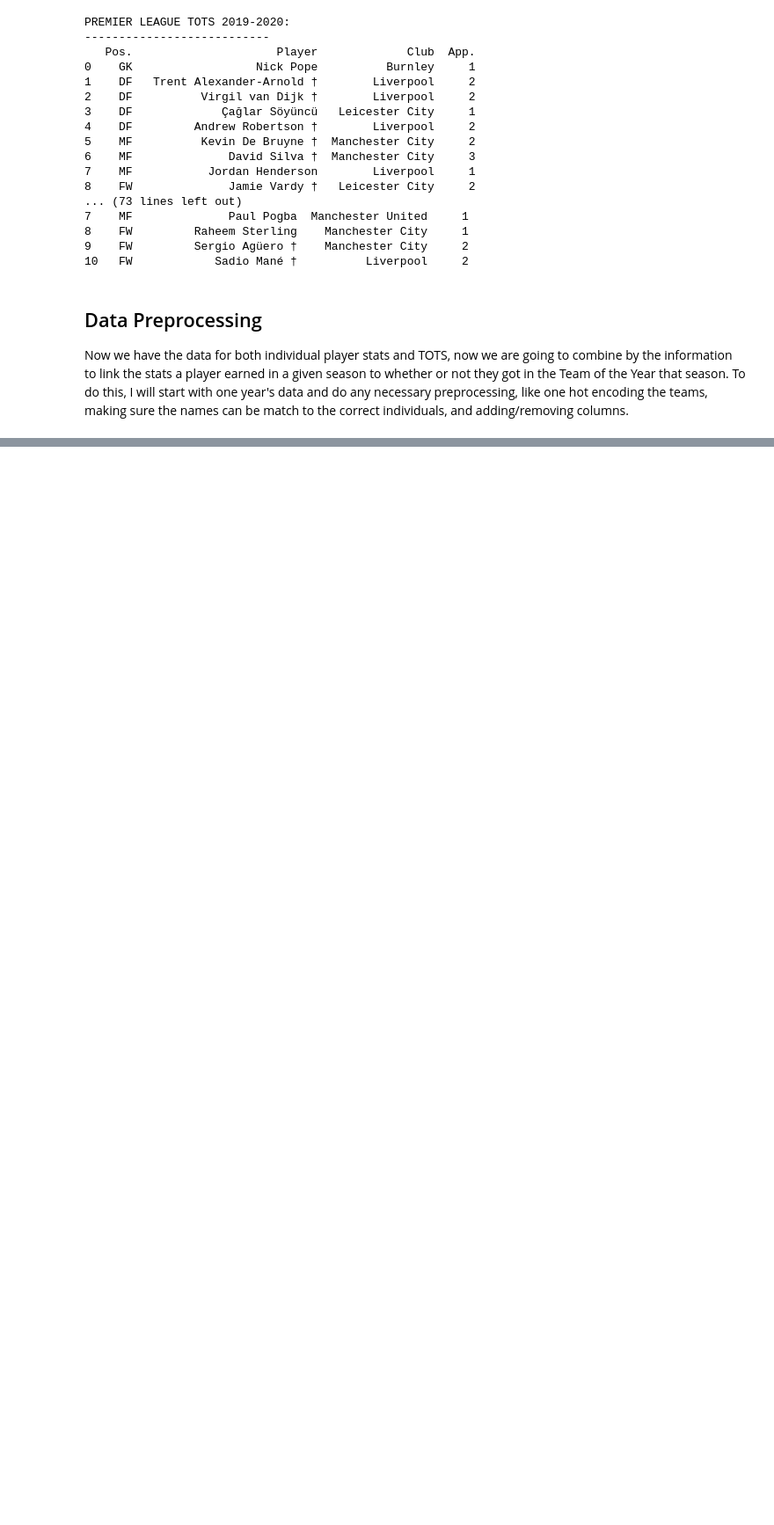
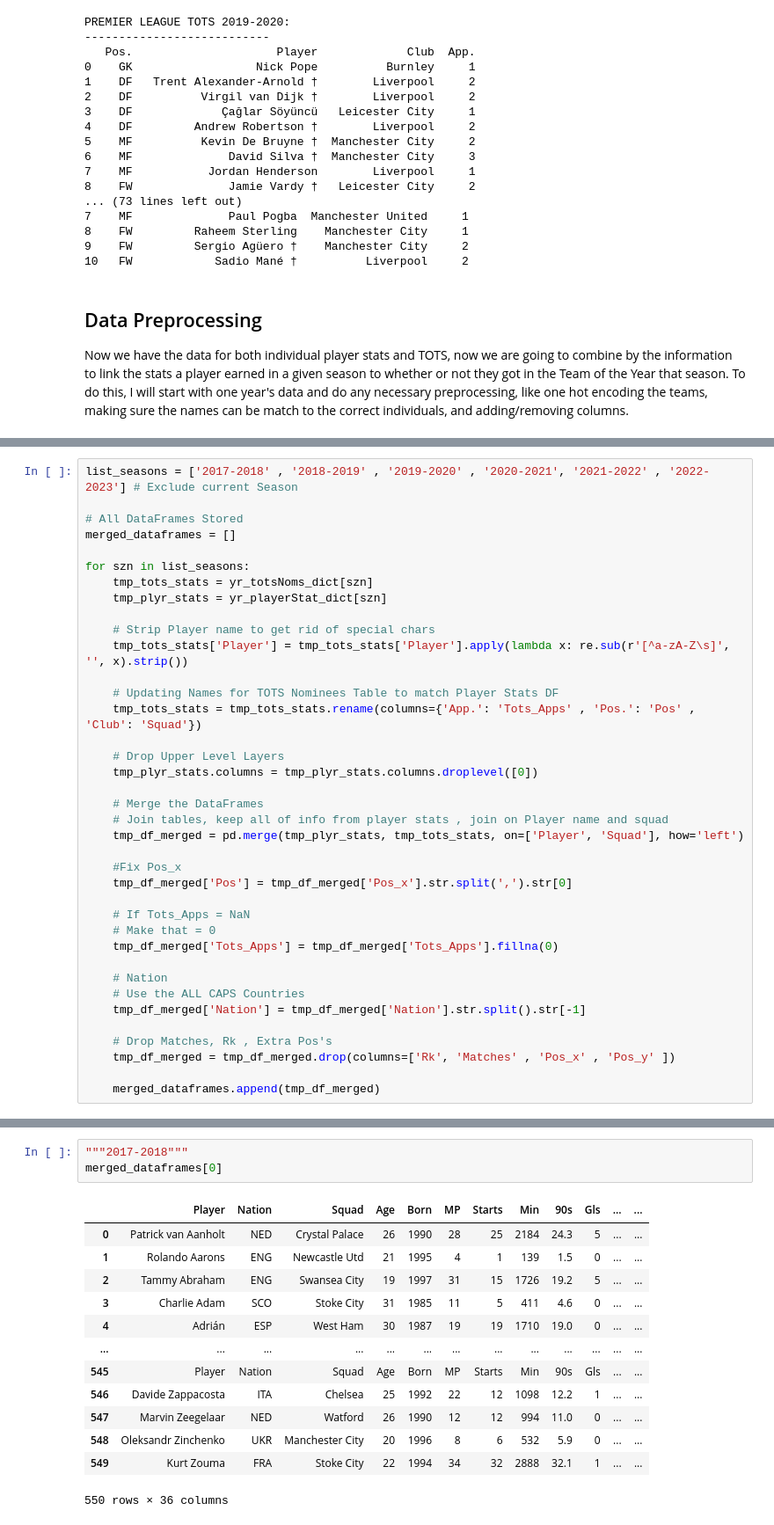
Before and after one commit to Marcos-Zertuche/PL-Player-Forecast, a Jupyter notebook: Practice/WebScrape.ipynb, the cells around one changed output, grey strips where cells are left out. Shown: that part at 88% size. Saved outputs shown, nothing was run; the diff lists cells and outputs as text; blank space fills up the shorter version.

Commit message:
Data frames meger into list of DFs, need to start data preprocessing

```diff
--- a/Practice/WebScrape.ipynb
+++ b/Practice/WebScrape.ipynb
@@ -320,0 +311,38 @@ merged_df_2022_2023
+# %%
+list_seasons = ['2017-2018' , '2018-2019' , '2019-2020' , '2020-2021', '2021-2022' , '2022-2023'] # Exclude current Season
+
+# All DataFrames Stored
+merged_dataframes = []
+
+for szn in list_seasons:
+    tmp_tots_stats = yr_totsNoms_dict[szn]
+    tmp_plyr_stats = yr_playerStat_dict[szn]
+
+    # Strip Player name to get rid of special chars
+    tmp_tots_stats['Player'] = tmp_tots_stats['Player'].apply(lambda x: re.sub(r'[^a-zA-Z\s]', '', x).strip())
+
+    # Updating Names for TOTS Nominees Table to match Player Stats DF
+    tmp_tots_stats = tmp_tots_stats.rename(columns={'App.': 'Tots_Apps' , 'Pos.': 'Pos' , 'Club': 'Squad'})
+
+    # Drop Upper Level Layers
+    tmp_plyr_stats.columns = tmp_plyr_stats.columns.droplevel([0])
+
+    # Merge the DataFrames
+    # Join tables, keep all of info from player stats , join on Player name and squad
+    tmp_df_merged = pd.merge(tmp_plyr_stats, tmp_tots_stats, on=['Player', 'Squad'], how='left')
+
+    #Fix Pos_x
+    tmp_df_merged['Pos'] = tmp_df_merged['Pos_x'].str.split(',').str[0]
+
+    # If Tots_Apps = NaN
+    # Make that = 0
+    tmp_df_merged['Tots_Apps'] = tmp_df_merged['Tots_Apps'].fillna(0)
+
+    # Nation
+    # Use the ALL CAPS Countries
+    tmp_df_merged['Nation'] = tmp_df_merged['Nation'].str.split().str[-1]
+
+    # Drop Matches, Rk , Extra Pos's
+    tmp_df_merged = tmp_df_merged.drop(columns=['Rk', 'Matches' , 'Pos_x' , 'Pos_y' ])
+
+    merged_dataframes.append(tmp_df_merged)
@@ -320,0 +355,17 @@ merged_df_2022_2023
+# %%
+"""2017-2018"""
+merged_dataframes[0]
+# %% [output]
+|  | Player | Nation | Squad | Age | Born | MP | Starts | Min | 90s | Gls | ... | ... |
+| 0 | Patrick van Aanholt | NED | Crystal Palace | 26 | 1990 | 28 | 25 | 2184 | 24.3 | 5 | ... | ... |
+| 1 | Rolando Aarons | ENG | Newcastle Utd | 21 | 1995 | 4 | 1 | 139 | 1.5 | 0 | ... | ... |
+| 2 | Tammy Abraham | ENG | Swansea City | 19 | 1997 | 31 | 15 | 1726 | 19.2 | 5 | ... | ... |
+| 3 | Charlie Adam | SCO | Stoke City | 31 | 1985 | 11 | 5 | 411 | 4.6 | 0 | ... | ... |
+| 4 | Adrián | ESP | West Ham | 30 | 1987 | 19 | 19 | 1710 | 19.0 | 0 | ... | ... |
+| ... | ... | ... | ... | ... | ... | ... | ... | ... | ... | ... | ... | ... |
+| 545 | Player | Nation | Squad | Age | Born | MP | Starts | Min | 90s | Gls | ... | ... |
+| 546 | Davide Zappacosta | ITA | Chelsea | 25 | 1992 | 22 | 12 | 1098 | 12.2 | 1 | ... | ... |
+| 547 | Marvin Zeegelaar | NED | Watford | 26 | 1990 | 12 | 12 | 994 | 11.0 | 0 | ... | ... |
+| 548 | Oleksandr Zinchenko | UKR | Manchester City | 20 | 1996 | 8 | 6 | 532 | 5.9 | 0 | ... | ... |
+| 549 | Kurt Zouma | FRA | Stoke City | 22 | 1994 | 34 | 32 | 2888 | 32.1 | 1 | ... | ... |
+550 rows × 36 columns
```
Also changed, not shown: parts of 6 cells of this notebook.
